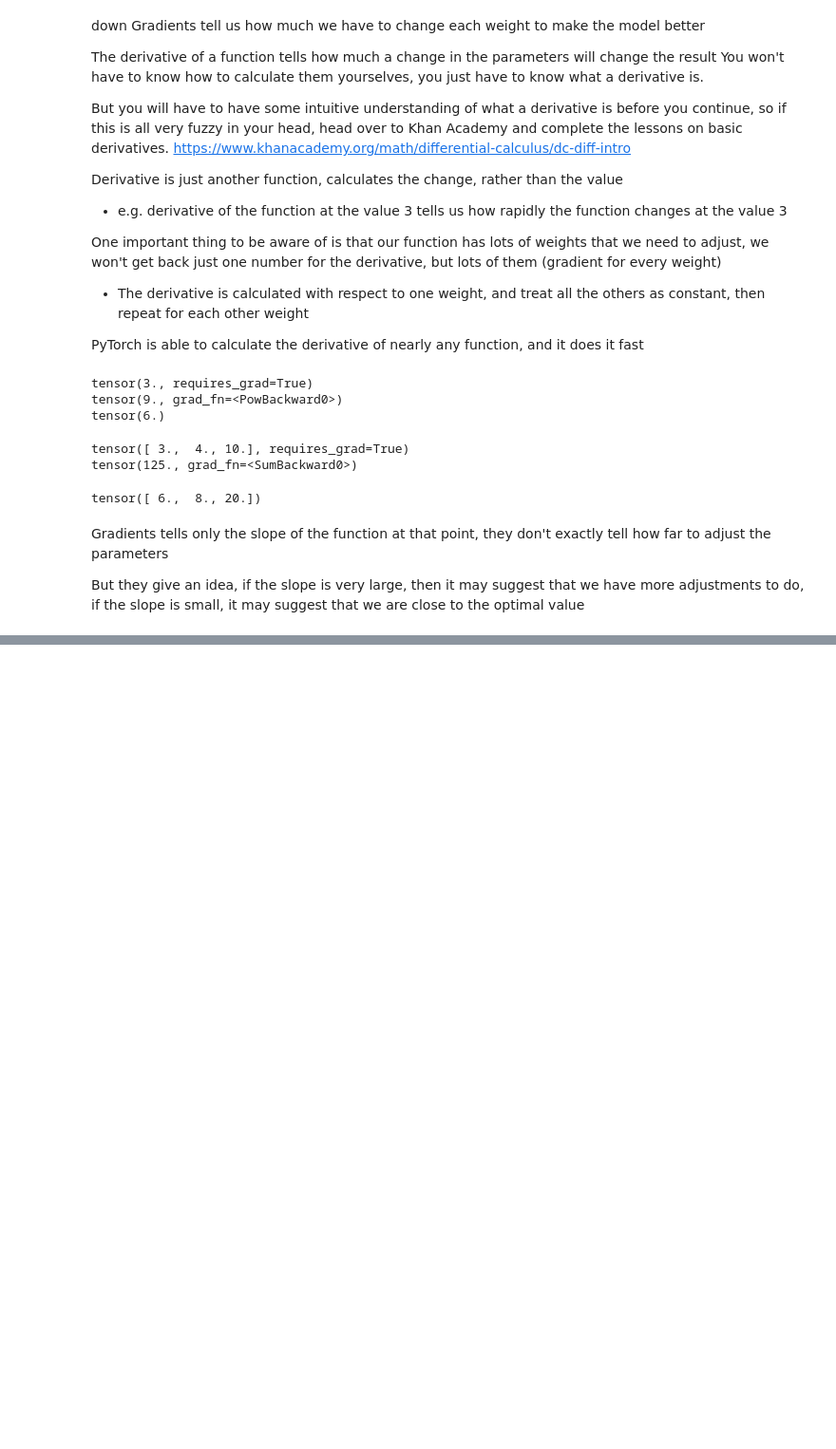
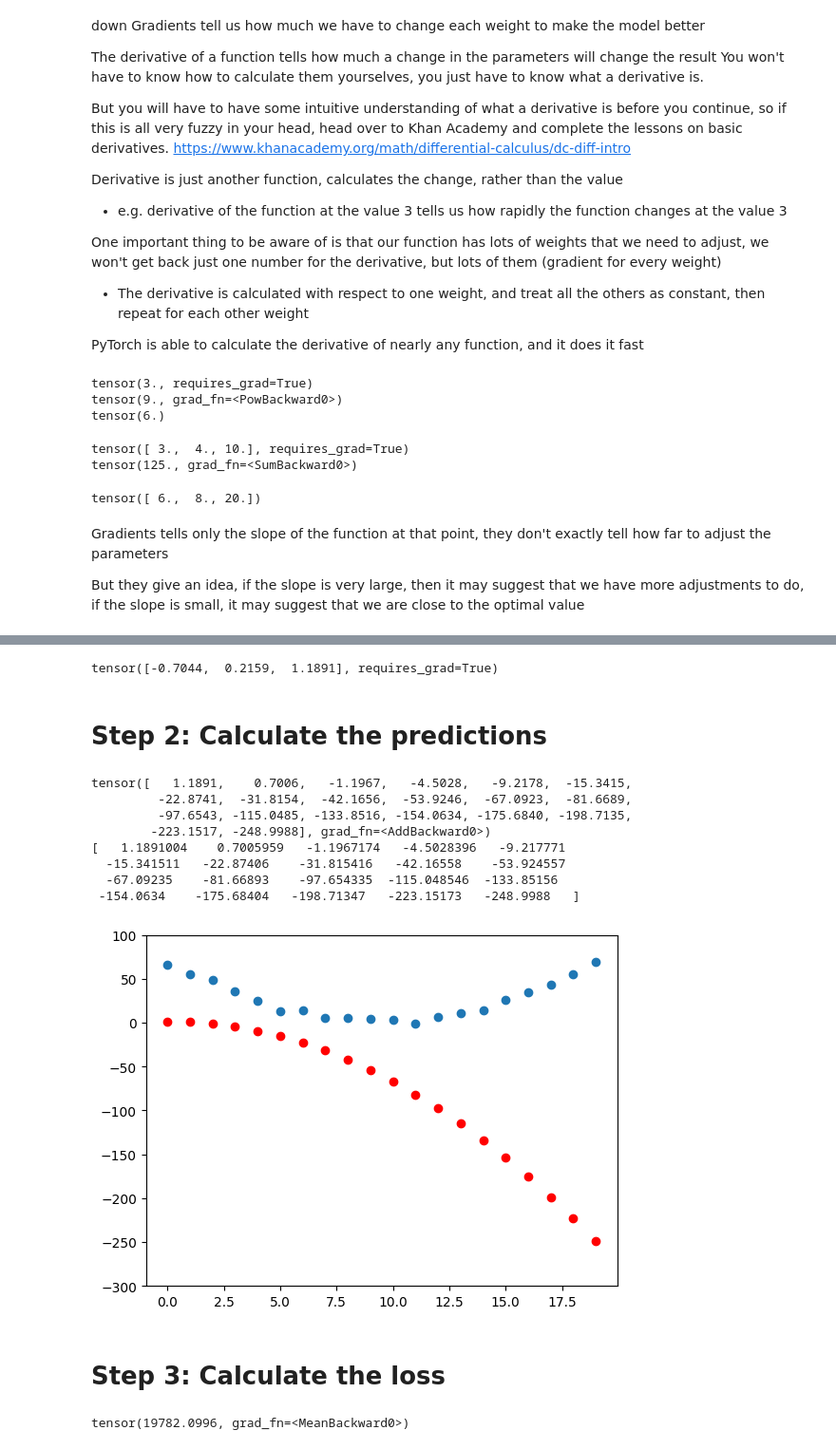
Before and after one commit to JeremyLoh/ml, a Jupyter notebook: fastai/book/chapter4/chapter4.ipynb, the cells around one changed output, grey strips where cells are left out. Shown at 95% size. Saved outputs shown, nothing was run; the diff lists cells and outputs as text; code cells hidden in the pictures; blank space fills up the shorter version.

```diff
--- a/fastai/book/chapter4/chapter4.ipynb
+++ b/fastai/book/chapter4/chapter4.ipynb
@@ -696,0 +753,5 @@ if the slope is small, it may suggest that we are close to the optimal value
+# %%
+def f(t, params):
+    # t is time, the input, for what point we want to measure
+    a,b,c = params
+    return a*(t**2) + (b*t) + c
@@ -696,0 +811,49 @@ if the slope is small, it may suggest that we are close to the optimal value
+# %%
+import torch
+
+params = torch.randn(3).requires_grad_()
+print(params)
+
+orig_params = params.clone()
+# %% [output]
+tensor([-0.7044,  0.2159,  1.1891], requires_grad=True)
+# %% [markdown]
+# Step 2: Calculate the predictions
+# %%
+from fastai.vision.all import to_np
+
+time = torch.arange(0, 20).float()
+
+preds = f(time, params)
+
+print(preds)
+print(to_np(preds))
+
+
+def show_preds(preds, ax=None):
+    if ax is None:
+        ax = plt.subplots()[1]
+    ax.scatter(time, speed)
+    # to_np Convert a tensor to a numpy array. https://docs.fast.ai/torch_core.html
+    ax.scatter(time, to_np(preds), color="red")
+    ax.set_ylim(-300, 100)
+
+show_preds(preds)
+# suggests that random parameters will cause our roller coaster to go backwards, since we have negative speeds
+# %% [output]
+tensor([   1.1891,    0.7006,   -1.1967,   -4.5028,   -9.2178,  -15.3415,
+         -22.8741,  -31.8154,  -42.1656,  -53.9246,  -67.0923,  -81.6689,
+         -97.6543, -115.0485, -133.8516, -154.0634, -175.6840, -198.7135,
+        -223.1517, -248.9988], grad_fn=<AddBackward0>)
+[   1.1891004    0.7005959   -1.1967174   -4.5028396   -9.217771
+  -15.341511   -22.87406    -31.815416   -42.16558    -53.924557
+  -67.09235    -81.66893    -97.654335  -115.048546  -133.85156
+ -154.0634    -175.68404   -198.71347   -223.15173   -248.9988   ]
+[figure, added]
+# %% [markdown]
+# Step 3: Calculate the loss
+# %%
+loss = mse(preds, speed)
+loss
+# %% [output]
+tensor(19782.0996, grad_fn=<MeanBackward0>)
```
Also changed, not shown: parts of 20 cells of this notebook.
